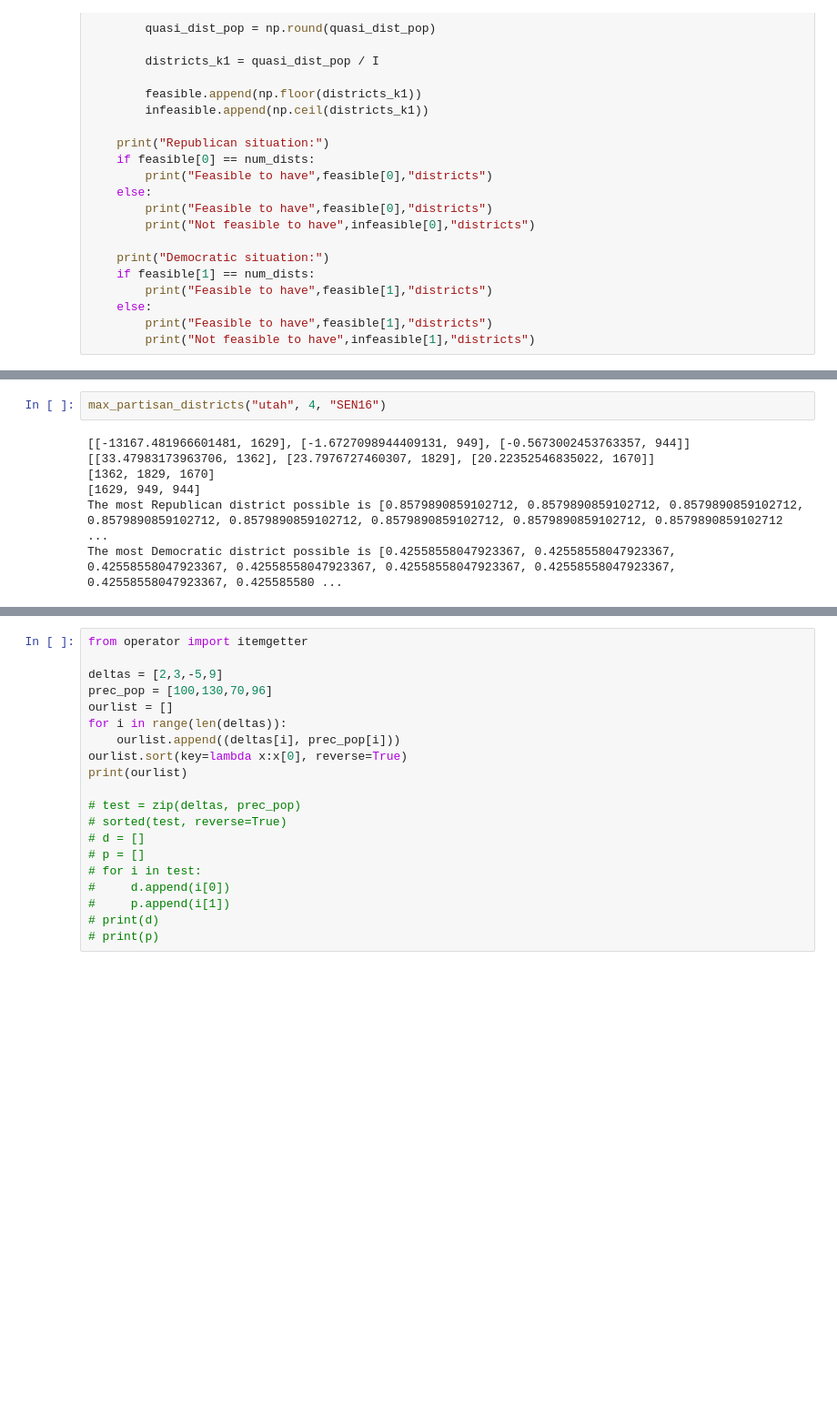
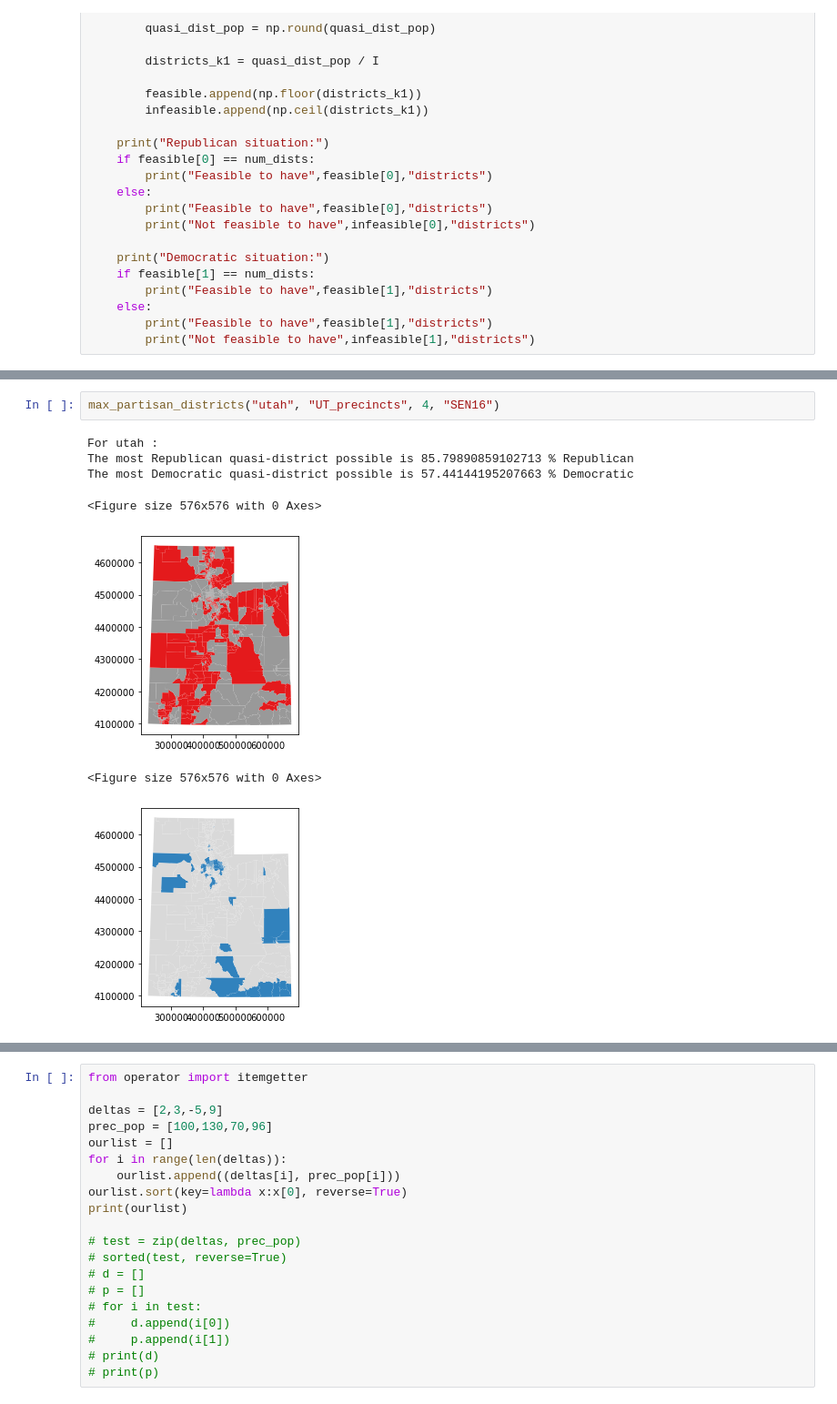
Before and after one commit to vrdi/Partisan-Metrics, a Jupyter notebook: metrics_work_v2/MA_Paradox.ipynb, the cells around one changed output, grey strips where cells are left out. Shown at 91% size. Saved outputs shown, nothing was run; the diff lists cells and outputs as text; blank space fills up the shorter version.

```diff
--- a/metrics_work_v2/MA_Paradox.ipynb
+++ b/metrics_work_v2/MA_Paradox.ipynb
@@ -226,9 +254,10 @@ def max_partisan_districts(state, num_dists, election):
 # %%
-max_partisan_districts("utah", 4, "SEN16")
+max_partisan_districts("utah", "UT_precincts", 4, "SEN16")
 # %% [output]
-[[-13167.481966601481, 1629], [-1.6727098944409131, 949], [-0.5673002453763357, 944]]
-[[33.47983173963706, 1362], [23.7976727460307, 1829], [20.22352546835022, 1670]]
-[1362, 1829, 1670]
-[1629, 949, 944]
-The most Republican district possible is [0.8579890859102712, 0.8579890859102712, 0.8579890859102712, 0.8579890859102712, 0.8579890859102712, 0.8579890859102712, 0.8579890859102712, 0.8579890859102712 ...
-The most Democratic district possible is [0.42558558047923367, 0.42558558047923367, 0.42558558047923367, 0.42558558047923367, 0.42558558047923367, 0.42558558047923367, 0.42558558047923367, 0.425585580 ...
+For utah :
+The most Republican quasi-district possible is 85.79890859102713 % Republican
+The most Democratic quasi-district possible is 57.44144195207663 % Democratic
+<Figure size 576x576 with 0 Axes>
+[figure, added]
+<Figure size 576x576 with 0 Axes>
+[figure, added]
```
Also changed, not shown: parts of 29 cells of this notebook.
